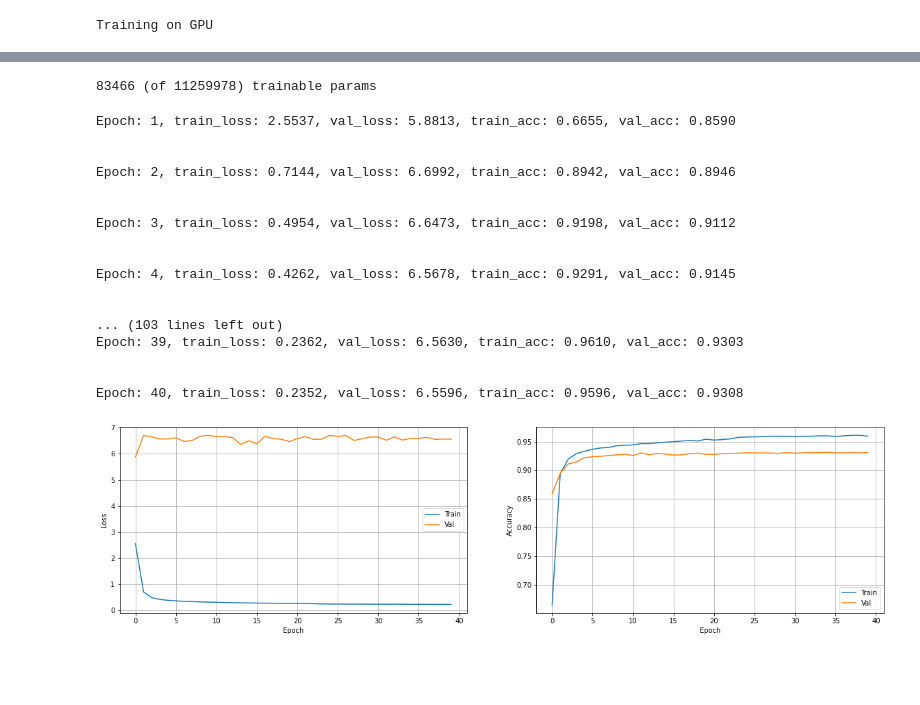
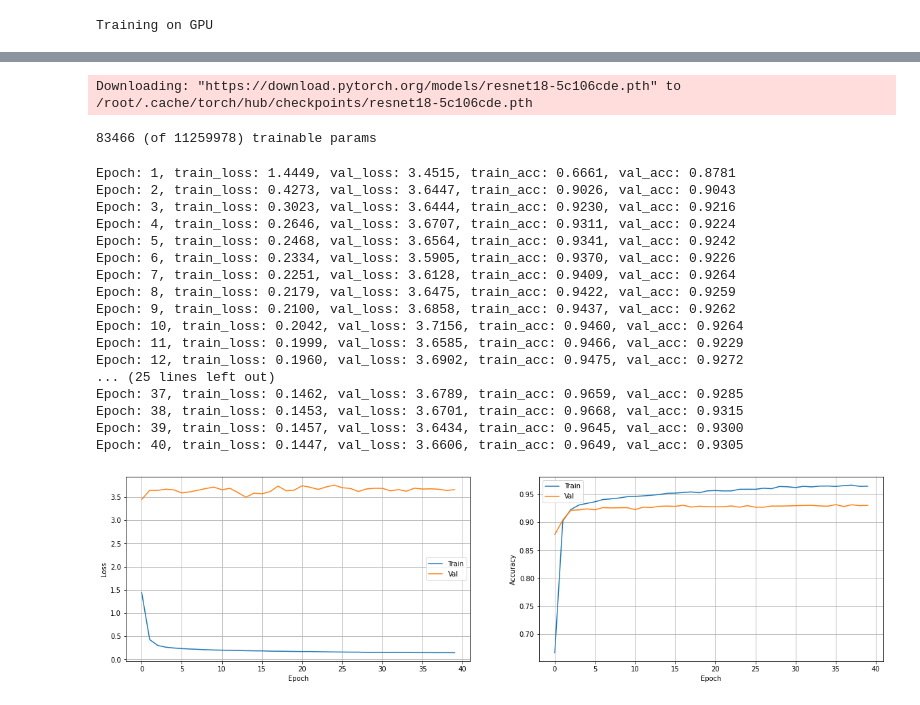
Before and after one commit to stdereka/knowledge-distillation, a Jupyter notebook: experiments.ipynb, the cells around one changed output, grey strips where cells are left out. Cells and saved outputs as stored; diff of their text form; code cells hidden in the pictures; blank space fills up the shorter version.

```diff
--- a/experiments.ipynb
+++ b/experiments.ipynb
@@ -200,35 +193,36 @@ Epoch: 4, train_loss: 0.1085, val_loss: 0.1877, train_acc: 0.9642, val_acc: 0.94
 # %%
 seed_everything(SEED)
 resnet18 = resnet18_student2(N_CLASSES, DEVICE)
 trainable = get_number_of_params(resnet18, trainable=True)
 total = get_number_of_params(resnet18, trainable=False)
 print(f"{trainable} (of {total}) trainable params")
-train_dataset = Imagewoof(train_val_files, LABEL_ENCODER, teacher_labels="./dark_knowledge/resnet101.npy")
-test_dataset = Imagewoof(test_files, LABEL_ENCODER, teacher_labels="./dark_knowledge/resnet101.npy")
+train_dataset = Imagewoof(train_val_files, LABEL_ENCODER, teacher_labels="./dark_knowledge/resnet152.npy")
+test_dataset = Imagewoof(test_files, LABEL_ENCODER, teacher_labels="./dark_knowledge/resnet152.npy")
 opt = torch.optim.Adam(resnet18.parameters(), lr=0.0003)
 criterion = DistillationLoss(alpha=0.1, temperature=7.0)
 history_resnet18 = train(train_dataset, test_dataset, resnet18, 40, 64, DEVICE, opt, criterion)
 plot_training_history(history_resnet18)
 # %% [output]
-83466 (of 11259978) trainable params
+Downloading: "https://download.pytorch.org/models/resnet18-5c106cde.pth" to /root/.cache/torch/hub/checkpoints/resnet18-5c106cde.pth
-Epoch: 1, train_loss: 2.5537, val_loss: 5.8813, train_acc: 0.6655, val_acc: 0.8590
-
-
-Epoch: 2, train_loss: 0.7144, val_loss: 6.6992, train_acc: 0.8942, val_acc: 0.8946
-
-
-Epoch: 3, train_loss: 0.4954, val_loss: 6.6473, train_acc: 0.9198, val_acc: 0.9112
-
-
-Epoch: 4, train_loss: 0.4262, val_loss: 6.5678, train_acc: 0.9291, val_acc: 0.9145
-
-
-... (103 lines left out)
-Epoch: 39, train_loss: 0.2362, val_loss: 6.5630, train_acc: 0.9610, val_acc: 0.9303
-
-
-Epoch: 40, train_loss: 0.2352, val_loss: 6.5596, train_acc: 0.9596, val_acc: 0.9308
+83466 (of 11259978) trainable params
+Epoch: 1, train_loss: 1.4449, val_loss: 3.4515, train_acc: 0.6661, val_acc: 0.8781
+Epoch: 2, train_loss: 0.4273, val_loss: 3.6447, train_acc: 0.9026, val_acc: 0.9043
+Epoch: 3, train_loss: 0.3023, val_loss: 3.6444, train_acc: 0.9230, val_acc: 0.9216
+Epoch: 4, train_loss: 0.2646, val_loss: 3.6707, train_acc: 0.9311, val_acc: 0.9224
+Epoch: 5, train_loss: 0.2468, val_loss: 3.6564, train_acc: 0.9341, val_acc: 0.9242
+Epoch: 6, train_loss: 0.2334, val_loss: 3.5905, train_acc: 0.9370, val_acc: 0.9226
+Epoch: 7, train_loss: 0.2251, val_loss: 3.6128, train_acc: 0.9409, val_acc: 0.9264
+Epoch: 8, train_loss: 0.2179, val_loss: 3.6475, train_acc: 0.9422, val_acc: 0.9259
+Epoch: 9, train_loss: 0.2100, val_loss: 3.6858, train_acc: 0.9437, val_acc: 0.9262
+Epoch: 10, train_loss: 0.2042, val_loss: 3.7156, train_acc: 0.9460, val_acc: 0.9264
+Epoch: 11, train_loss: 0.1999, val_loss: 3.6585, train_acc: 0.9466, val_acc: 0.9229
+Epoch: 12, train_loss: 0.1960, val_loss: 3.6902, train_acc: 0.9475, val_acc: 0.9272
+... (25 lines left out)
+Epoch: 37, train_loss: 0.1462, val_loss: 3.6789, train_acc: 0.9659, val_acc: 0.9285
+Epoch: 38, train_loss: 0.1453, val_loss: 3.6701, train_acc: 0.9668, val_acc: 0.9315
+Epoch: 39, train_loss: 0.1457, val_loss: 3.6434, train_acc: 0.9645, val_acc: 0.9300
+Epoch: 40, train_loss: 0.1447, val_loss: 3.6606, train_acc: 0.9649, val_acc: 0.9305
-[figure, old version]
+[figure, new version]
 # %%
 seed_everything(SEED)
 resnet18 = resnet18_student2(N_CLASSES, DEVICE)
```
Also changed, not shown: parts of 6 cells of this notebook, 1 other file.
